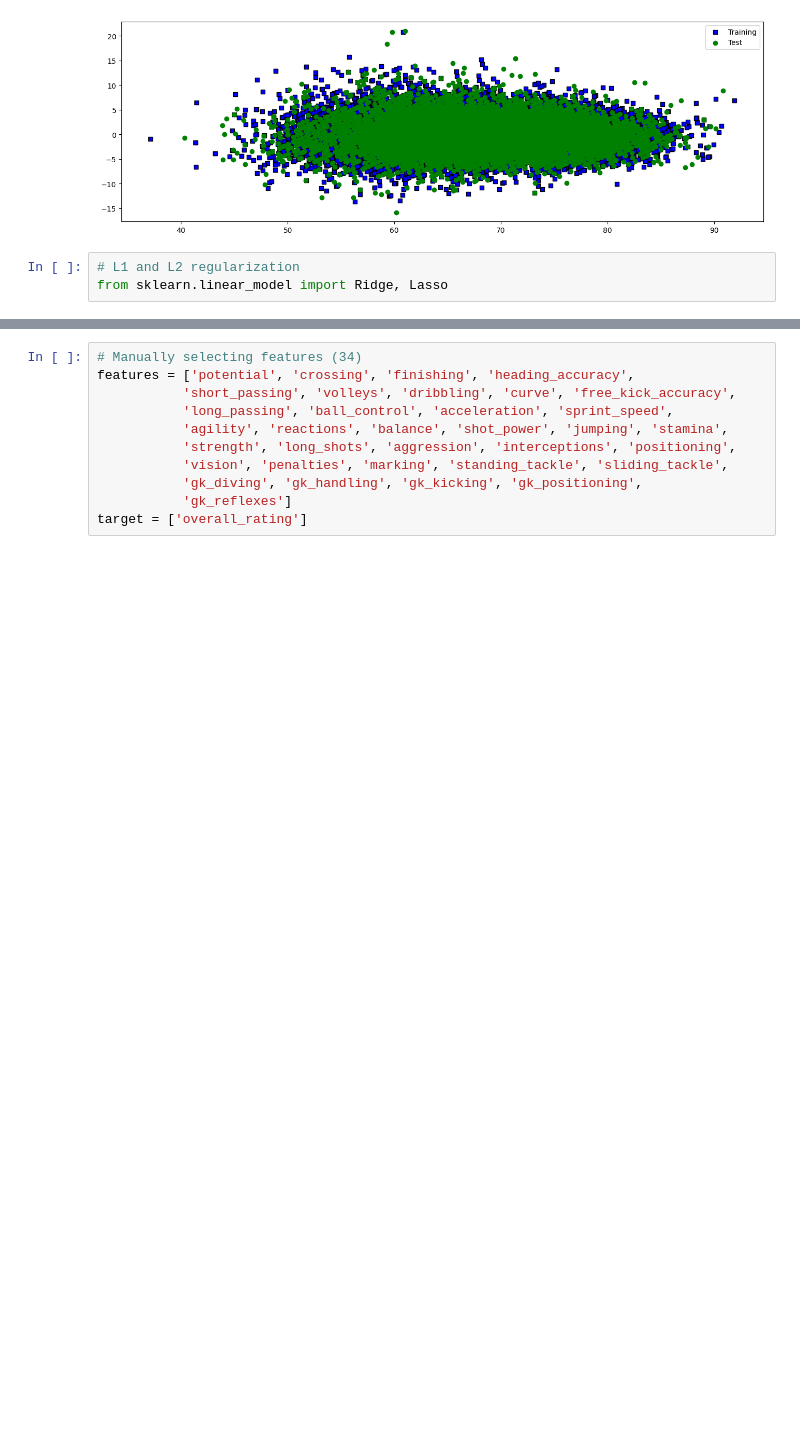
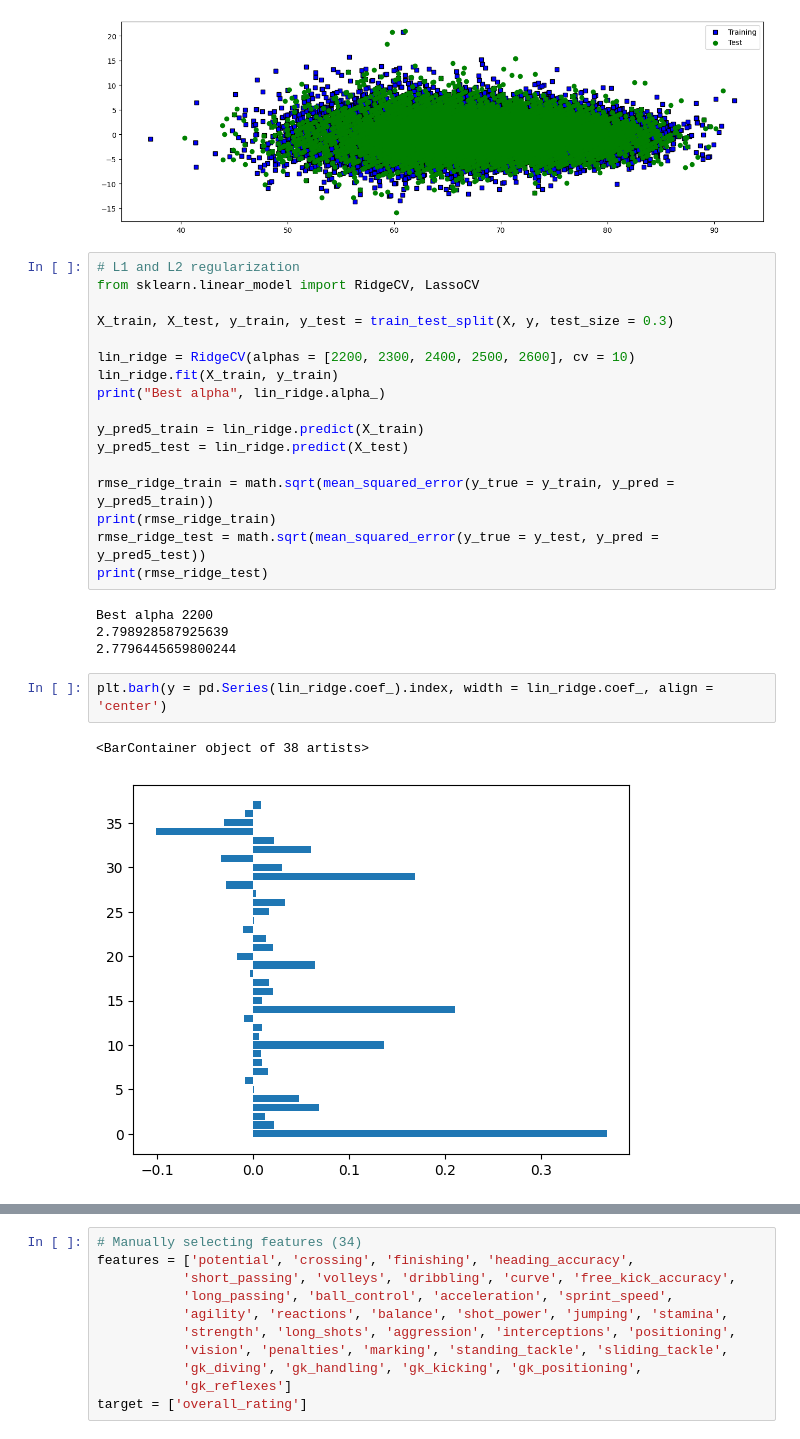
Before and after one commit to nihal-DS/Euro-Soccer-Analysis, a Jupyter notebook: Euro_Soccer1.ipynb, the cells around one changed output, grey strips where cells are left out. Cells and saved outputs as stored; diff of their text form; blank space fills up the shorter version.

```diff
--- a/Euro_Soccer1.ipynb
+++ b/Euro_Soccer1.ipynb
@@ -277,4 +287,27 @@ plt.legend()
 [figure]
 # %%
 # L1 and L2 regularization
-from sklearn.linear_model import Ridge, Lasso
+from sklearn.linear_model import RidgeCV, LassoCV
+
+X_train, X_test, y_train, y_test = train_test_split(X, y, test_size = 0.3)
+
+lin_ridge = RidgeCV(alphas = [2200, 2300, 2400, 2500, 2600], cv = 10)
+lin_ridge.fit(X_train, y_train)
+print("Best alpha", lin_ridge.alpha_)
+
+y_pred5_train = lin_ridge.predict(X_train)
+y_pred5_test = lin_ridge.predict(X_test)
+
+rmse_ridge_train = math.sqrt(mean_squared_error(y_true = y_train, y_pred = y_pred5_train))
+print(rmse_ridge_train)
+rmse_ridge_test = math.sqrt(mean_squared_error(y_true = y_test, y_pred = y_pred5_test))
+print(rmse_ridge_test)
+# %% [output]
+Best alpha 2200
+2.798928587925639
+2.7796445659800244
+# %%
+plt.barh(y = pd.Series(lin_ridge.coef_).index, width = lin_ridge.coef_, align = 'center')
+# %% [output]
+<BarContainer object of 38 artists>
+[figure, added]
```
Also changed, not shown: parts of 4 cells of this notebook.
